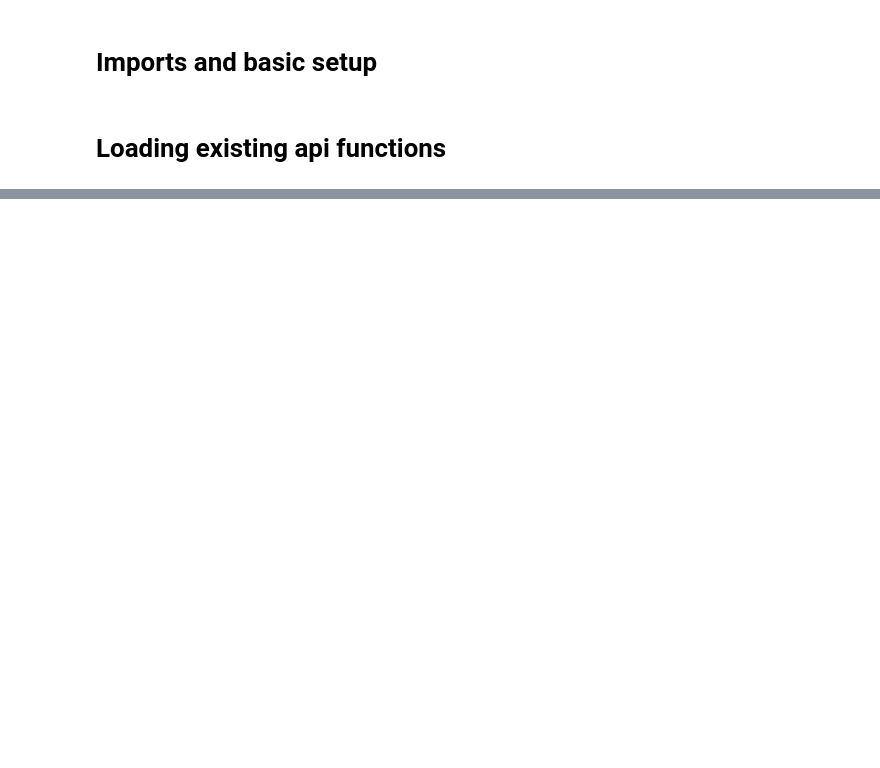
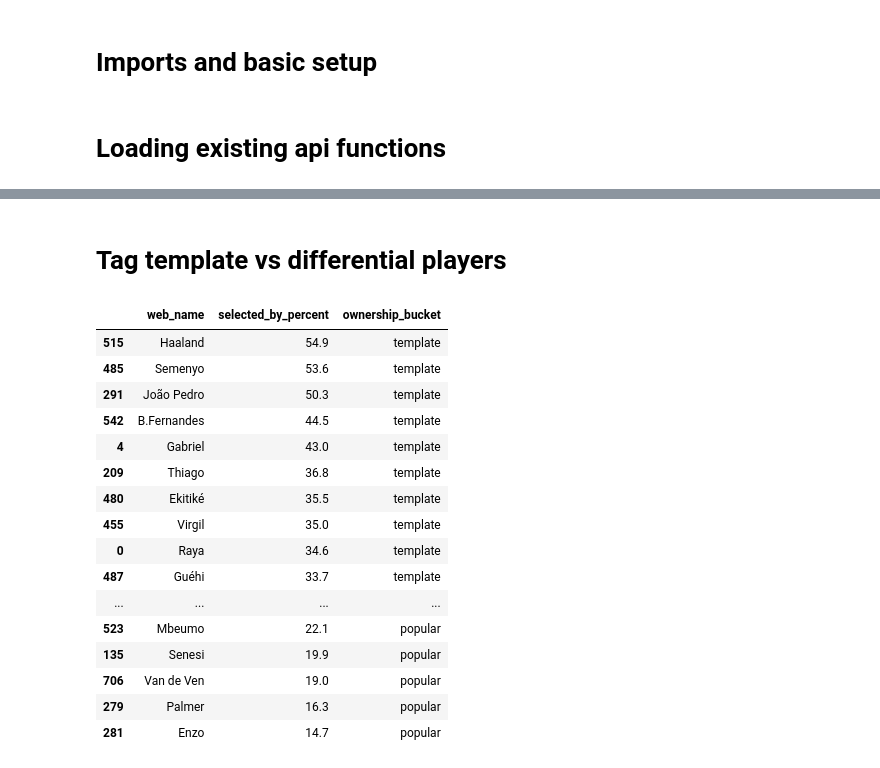
Before and after one commit to TumeloKonaite/FPL-Technocrat, a Jupyter notebook: notebooks/fpl_api.ipynb, the cells around one changed output, grey strips where cells are left out. Cells and saved outputs as stored; diff of their text form; code cells hidden in the pictures; blank space fills up the shorter version.

```diff
--- a/notebooks/fpl_api.ipynb
+++ b/notebooks/fpl_api.ipynb
@@ -24,0 +302,37 @@ ModuleNotFoundError: No module named 'src'
+# %% [markdown]
+# Tag template vs differential players
+# %%
+def ownership_bucket(x: float) -> str:
+    if pd.isna(x):
+        return "unknown"
+    if x >= 25:
+        return "template"
+    if x >= 10:
+        return "popular"
+    if x >= 5:
+        return "semi-differential"
+    return "differential"
+
+player_scores_df["ownership_bucket"] = player_scores_df["selected_by_percent"].apply(ownership_bucket)
+
+player_scores_df[[
+    "web_name", "selected_by_percent", "ownership_bucket"
+]].sort_values("selected_by_percent", ascending=False).head(20)
+# %% [output]
+|  | web_name | selected_by_percent | ownership_bucket |
+| 515 | Haaland | 54.9 | template |
+| 485 | Semenyo | 53.6 | template |
+| 291 | João Pedro | 50.3 | template |
+| 542 | B.Fernandes | 44.5 | template |
+| 4 | Gabriel | 43.0 | template |
+| 209 | Thiago | 36.8 | template |
+| 480 | Ekitiké | 35.5 | template |
+| 455 | Virgil | 35.0 | template |
+| 0 | Raya | 34.6 | template |
+| 487 | Guéhi | 33.7 | template |
+| ... | ... | ... | ... |
+| 523 | Mbeumo | 22.1 | popular |
+| 135 | Senesi | 19.9 | popular |
+| 706 | Van de Ven | 19.0 | popular |
+| 279 | Palmer | 16.3 | popular |
+| 281 | Enzo | 14.7 | popular |
```
Also changed, not shown: parts of 21 cells of this notebook, 29 other files.
